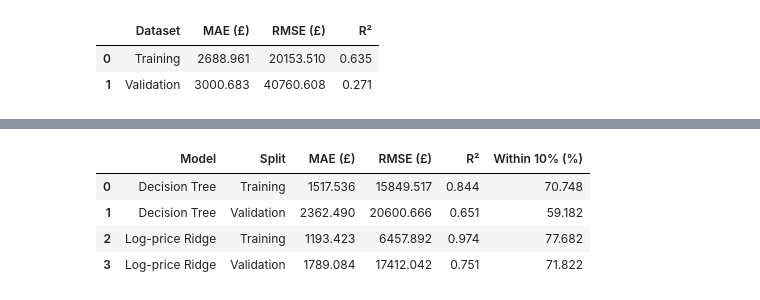
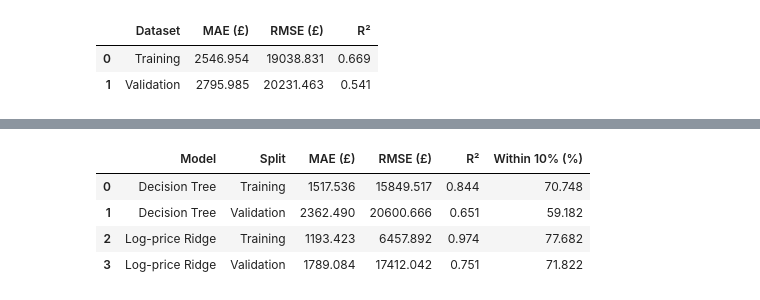
Before and after one commit to KevalPatodiya/ML_Project, a Jupyter notebook: decision_tree.ipynb, the cells around one changed output, grey strips where cells are left out. Cells and saved outputs as stored; diff of their text form; code cells hidden in the pictures.

Commit message:
update_decision_tree

```diff
--- a/decision_tree.ipynb
+++ b/decision_tree.ipynb
@@ -1,6 +1,7 @@
 # %%
 import numpy as np
 import pandas as pd
+from IPython.display import display
 
 from sklearn.compose import ColumnTransformer
 from sklearn.impute import SimpleImputer
@@ -10,60 +11,64 @@ from sklearn.pipeline import Pipeline
 from sklearn.preprocessing import OneHotEncoder
 from sklearn.tree import DecisionTreeRegressor
 
-# Load the cleaned data and separate features from the target
-df = pd.read_csv("used_cars_cleaned_07.csv")
+df = pd.read_csv("used_cars_cleaned_08.csv")
 
-X = df.drop(columns=["price_gbp", "condition"], errors="ignore")
-y = df["price_gbp"]
+# Explicit inputs keep price-derived columns out of the model.
+feature_cols = [
+    "make", "model", "version", "mileage_miles", "reg_year",
+    "fuel", "transmission", "power_hp", "body_type", "body_color",
+    "doors", "seats", "previous_owners", "drivetrain", "emission_class",
+    "annual_tax_gbp", "seller_type", "seller_city", "seller_county",
+    "co2_gmile",
+]
+
+X = df[feature_cols].copy()
+y = df["price_gbp"].copy()
 
 X_train, X_val, y_train, y_val = train_test_split(
     X, y, test_size=0.2, random_state=42
 )
 
 numeric_cols = X_train.select_dtypes(include="number").columns.tolist()
 categorical_cols = X_train.select_dtypes(exclude="number").columns.tolist()
 
-# One-hot encode categorical columns, including version.
-# Decision trees do not require numeric scaling.
 preprocessor = ColumnTransformer([
     ("numeric", SimpleImputer(strategy="median"), numeric_cols),
     ("categorical", Pipeline([
         ("imputer", SimpleImputer(strategy="most_frequent")),
-        ("encoder", OneHotEncoder(handle_unknown="ignore"))
-    ]), categorical_cols)
+        ("encoder", OneHotEncoder(handle_unknown="ignore")),
+    ]), categorical_cols),
 ])
 
 tree_model = Pipeline([
     ("preprocessor", preprocessor),
     ("model", DecisionTreeRegressor(
         max_depth=15,
         min_samples_leaf=10,
-        random_state=42
-    ))
+        random_state=42,
+    )),
 ])
 
 tree_model.fit(X_train, y_train)
 
 results = []
-
-for split, X_part, y_part in [
+for split, features, actual in [
     ("Training", X_train, y_train),
-    ("Validation", X_val, y_val)
+    ("Validation", X_val, y_val),
 ]:
-    predictions = tree_model.predict(X_part)
-
+    predicted = tree_model.predict(features)
     results.append({
         "Dataset": split,
-        "MAE (£)": mean_absolute_error(y_part, predictions),
-        "RMSE (£)": np.sqrt(mean_squared_error(y_part, predictions)),
-        "R²": r2_score(y_part, predictions)
+        "MAE (£)": mean_absolute_error(actual, predicted),
+        "RMSE (£)": np.sqrt(mean_squared_error(actual, predicted)),
+        "R²": r2_score(actual, predicted),
     })
 
 display(pd.DataFrame(results).round(3))
 # %% [output]
 |  | Dataset | MAE (£) | RMSE (£) | R² |
-| 0 | Training | 2688.961 | 20153.510 | 0.635 |
-| 1 | Validation | 3000.683 | 40760.608 | 0.271 |
+| 0 | Training | 2546.954 | 19038.831 | 0.669 |
+| 1 | Validation | 2795.985 | 20231.463 | 0.541 |
 # %%
 import numpy as np
 import pandas as pd
```
Also changed, not shown: parts of 7 cells of this notebook.
